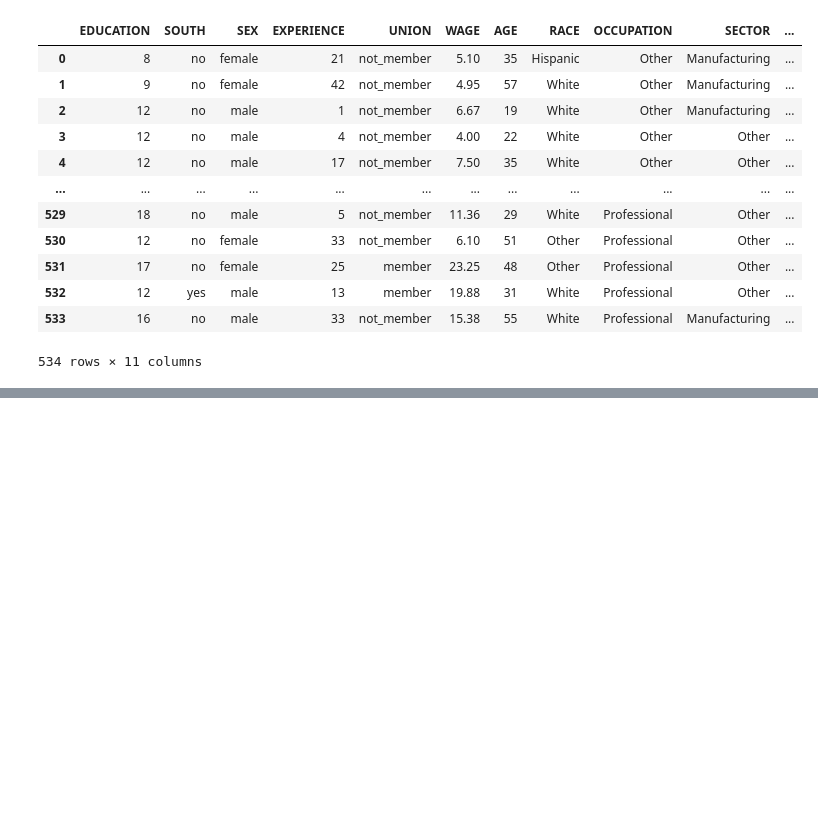
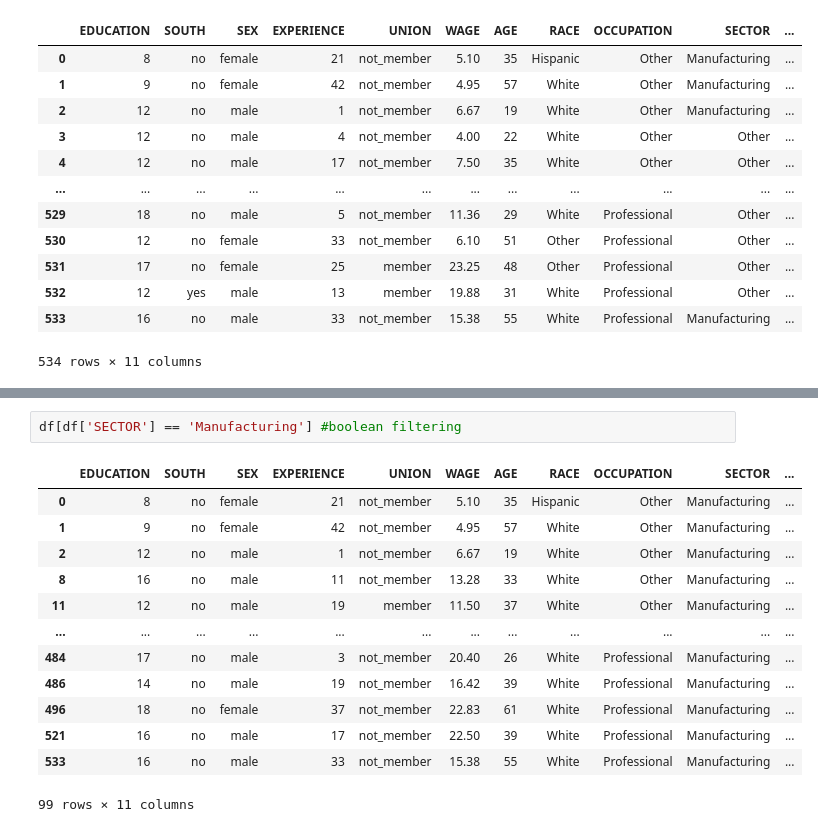
Before and after one commit to Verma09/digipodium, a Jupyter notebook: data_science/data_analysis4.ipynb, the cells around one changed output, grey strips where cells are left out. Saved outputs shown, nothing was run; the diff lists cells and outputs as text; blank space fills up the shorter version.

```diff
--- a/data_science/data_analysis4.ipynb
+++ b/data_science/data_analysis4.ipynb
@@ -88,0 +146,16 @@ df
+# %%
+df[df['SECTOR'] == 'Manufacturing'] #boolean filtering
+# %% [output]
+|  | EDUCATION | SOUTH | SEX | EXPERIENCE | UNION | WAGE | AGE | RACE | OCCUPATION | SECTOR | ... |
+| 0 | 8 | no | female | 21 | not_member | 5.10 | 35 | Hispanic | Other | Manufacturing | ... |
+| 1 | 9 | no | female | 42 | not_member | 4.95 | 57 | White | Other | Manufacturing | ... |
+| 2 | 12 | no | male | 1 | not_member | 6.67 | 19 | White | Other | Manufacturing | ... |
+| 8 | 16 | no | male | 11 | not_member | 13.28 | 33 | White | Other | Manufacturing | ... |
+| 11 | 12 | no | male | 19 | member | 11.50 | 37 | White | Other | Manufacturing | ... |
+| ... | ... | ... | ... | ... | ... | ... | ... | ... | ... | ... | ... |
+| 484 | 17 | no | male | 3 | not_member | 20.40 | 26 | White | Professional | Manufacturing | ... |
+| 486 | 14 | no | male | 19 | not_member | 16.42 | 39 | White | Professional | Manufacturing | ... |
+| 496 | 18 | no | female | 37 | not_member | 22.83 | 61 | White | Professional | Manufacturing | ... |
+| 521 | 16 | no | male | 17 | not_member | 22.50 | 39 | White | Professional | Manufacturing | ... |
+| 533 | 16 | no | male | 33 | not_member | 15.38 | 55 | White | Professional | Manufacturing | ... |
+99 rows × 11 columns
```
Also changed, not shown: parts of 17 cells of this notebook, 6 other files.
